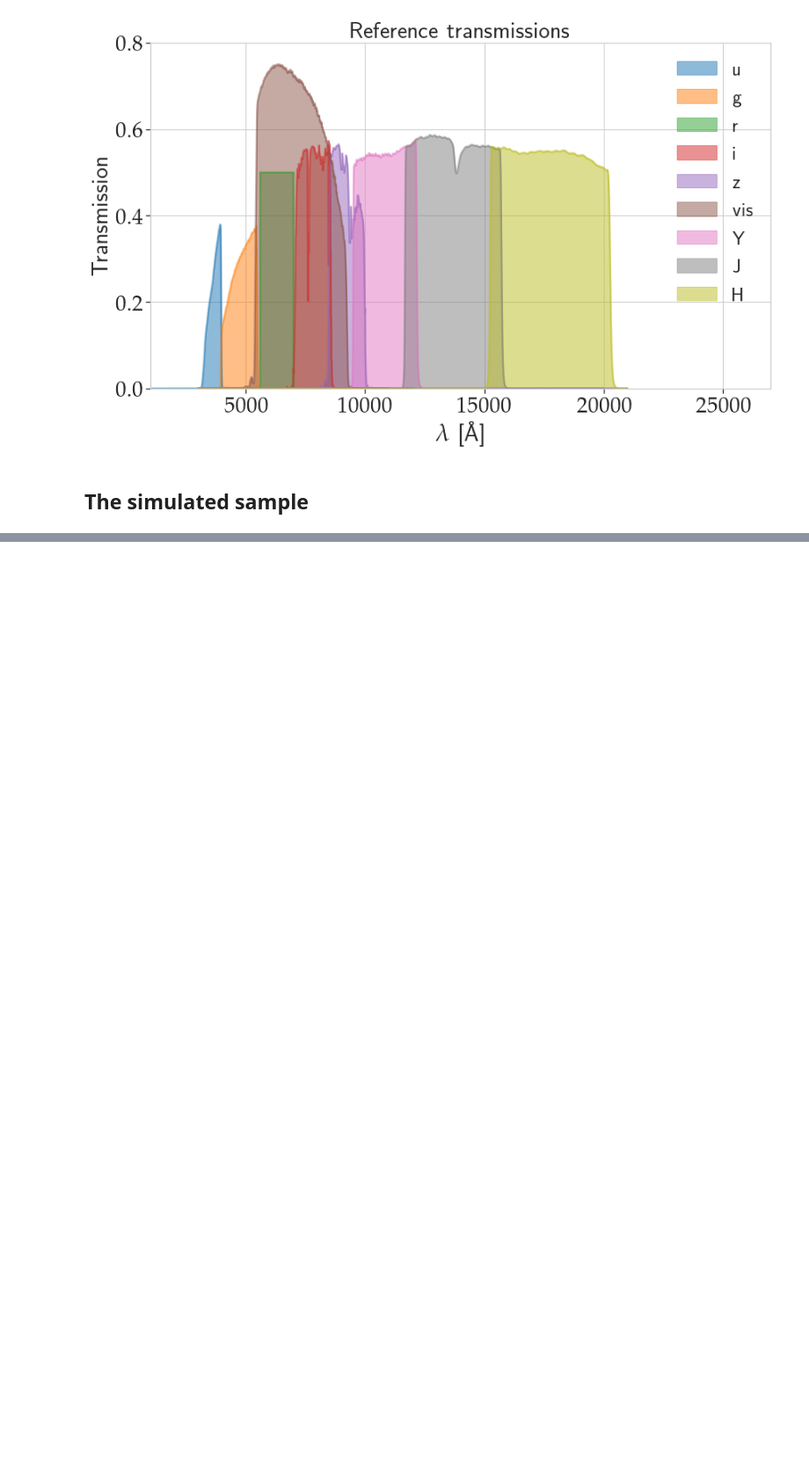
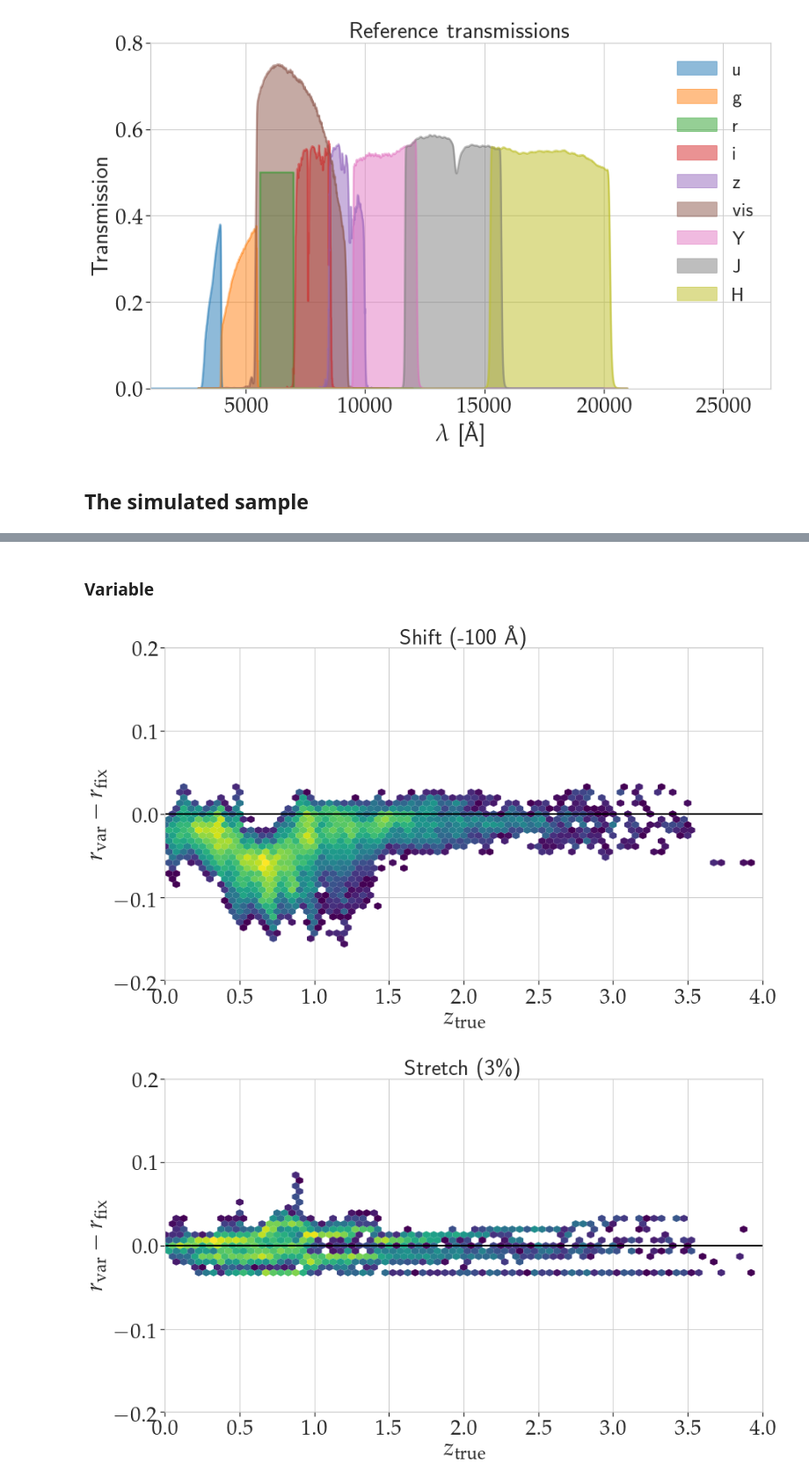
Before and after one commit to jcoupon/euclid_var_trans, a Jupyter notebook: scripts/part_2_simulations.ipynb, the cells around one changed output, grey strips where cells are left out. Shown at 88% size. Saved outputs shown, nothing was run; the diff lists cells and outputs as text; code cells hidden in the pictures; blank space fills up the shorter version.

```diff
--- a/scripts/part_2_simulations.ipynb
+++ b/scripts/part_2_simulations.ipynb
@@ -158,0 +740,49 @@ with open(CURRENTDIR+'/filters/filterListAll.ascii', 'w') as file_out:
+# %% [markdown]
+### Variable
+# %%
+# plot mag differences
+
+# import photometry catalogue and select shear sample
+with fits.open(DATADIR+'/fluxes_COSMOS15_West_test_vis24.5.fits') as data:
+     fluxes = data[1].data
+
+zmin, zmax = 0.0, 4.0
+maxDiff = 0.2
+
+name = {'shift0': 'Shift (-100~\AA{})',
+       'stretch9': 'Stretch (3\%)',
+       'tilt0' : 'Tilt (-15\%)',
+       'softening9' : 'Softening (0.8$\sigma$)',
+       'scaling0' : 'Scaling (-3\%)'
+       }
+
+for var in ['shift0', 'stretch9', 'tilt0', 'softening9', 'scaling0'] :
+
+    # diff = fluxes['r_obs_mag']-fluxes['r_'+var+'_obs_mag']
+    diff = 2.5*np.log10(fluxes['r_'+var]/fluxes['r'])
+
+    s = (fluxes['vis_obs_mag']<24.5) \
+        & (fluxes['vis_obs_mag_err']<0.1) \
+        & (abs(diff) < maxDiff) & (abs(diff) > 1.e-6) \
+        & (zmin < fluxes['z_true']) & (fluxes['z_true'] < zmax)
+
+    # bins='log',
+
+    fig, ax = plt.subplots()
+    hb = ax.hexbin(
+        fluxes['z_true'][s], diff[s],
+        gridsize=80, cmap='viridis',
+        mincnt=5, bins='log',
+        edgecolors=None, extent=(0.0, 4.0, -0.3,0.3))
+    ax.axis([zmin, zmax, -maxDiff, +maxDiff])
+    ax.plot([zmin, zmax], [0.0, 0.0], lw=2, c='black')
+
+    ax.set_title(name[var])
+    ax.set_xlabel(r'$z_\mathrm{true}$')
+    ax.set_ylabel(r'$r_\mathrm{var}-r_\mathrm{fix}$')
+
+
+    fig.savefig('../plots/mag_diff_{}.pdf'.format(var))
+# %% [output]
+[figure, added]
+[figure, added]
```
Also changed, not shown: parts of 24 cells of this notebook, 21 other files.
